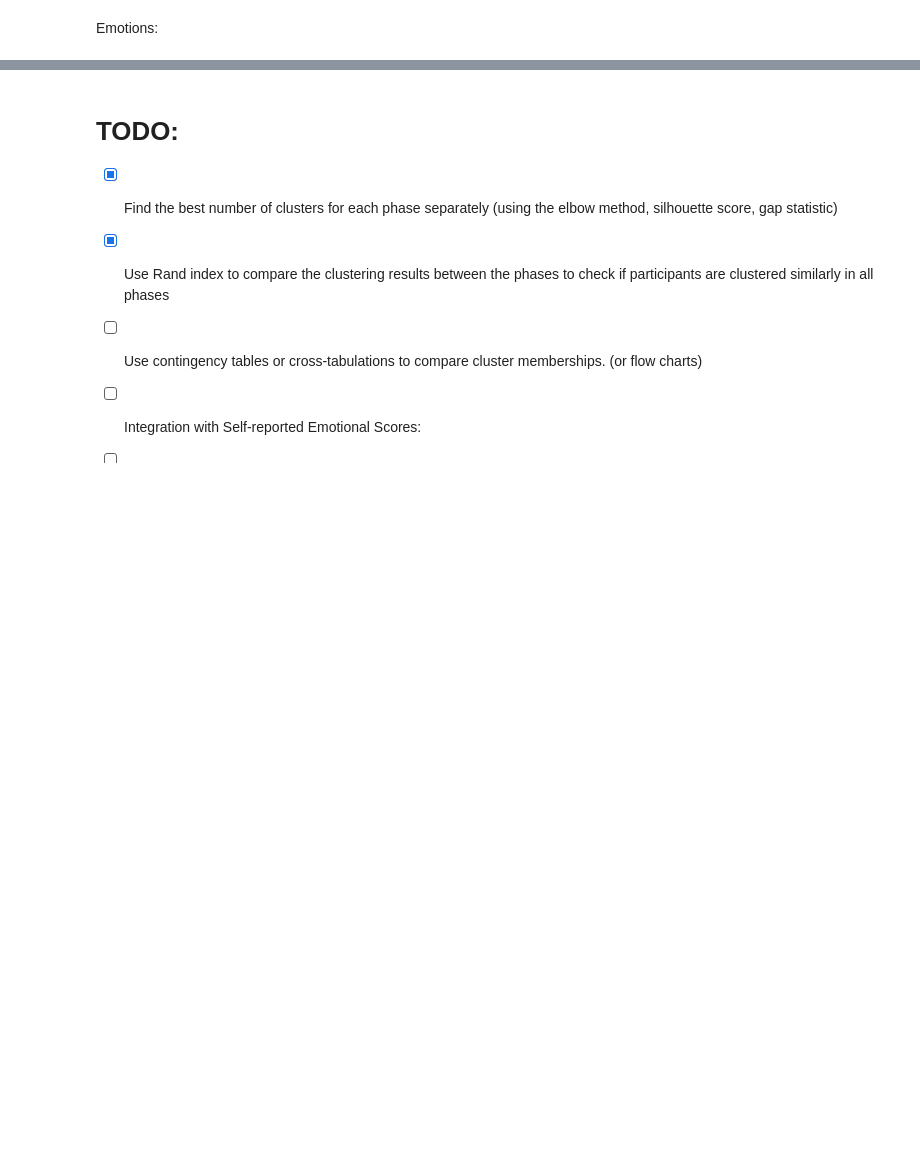
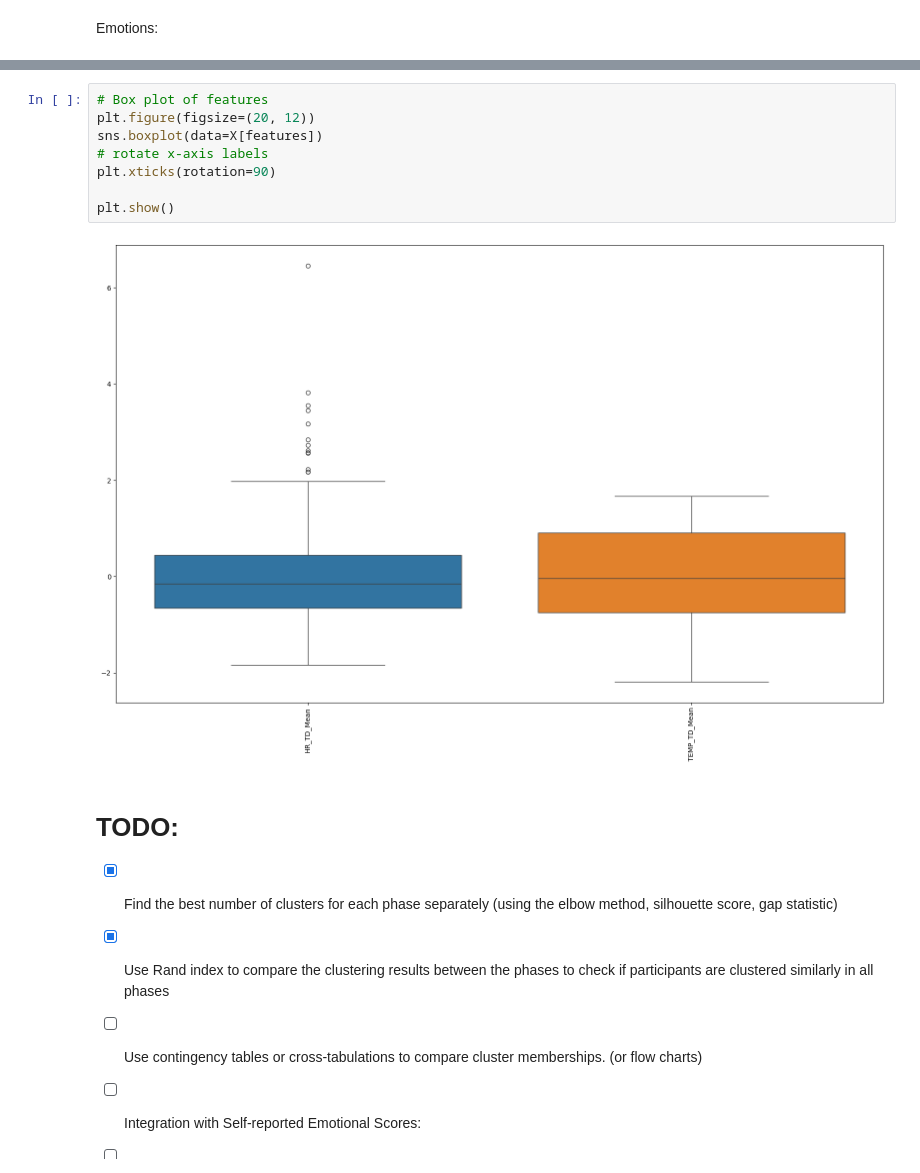
Before and after one commit to lukyrasocha/emo-stress, a Jupyter notebook: main.ipynb, the cells around one changed output, grey strips where cells are left out. Saved outputs shown, nothing was run; the diff lists cells and outputs as text; blank space fills up the shorter version.

```diff
--- a/main.ipynb
+++ b/main.ipynb
@@ -224,3 +308,13 @@ if DO_PCA:
+# %%
+# Box plot of features
+plt.figure(figsize=(20, 12))
+sns.boxplot(data=X[features])
+# rotate x-axis labels
+plt.xticks(rotation=90)
+
+plt.show()
+# %% [output]
+[figure, added]
 # %% [markdown]
 # TODO:
 - [X] Find the best number of clusters for each phase separately (using the elbow method, silhouette score, gap statistic)
```
Also changed, not shown: parts of 16 cells of this notebook, 23 other files.
